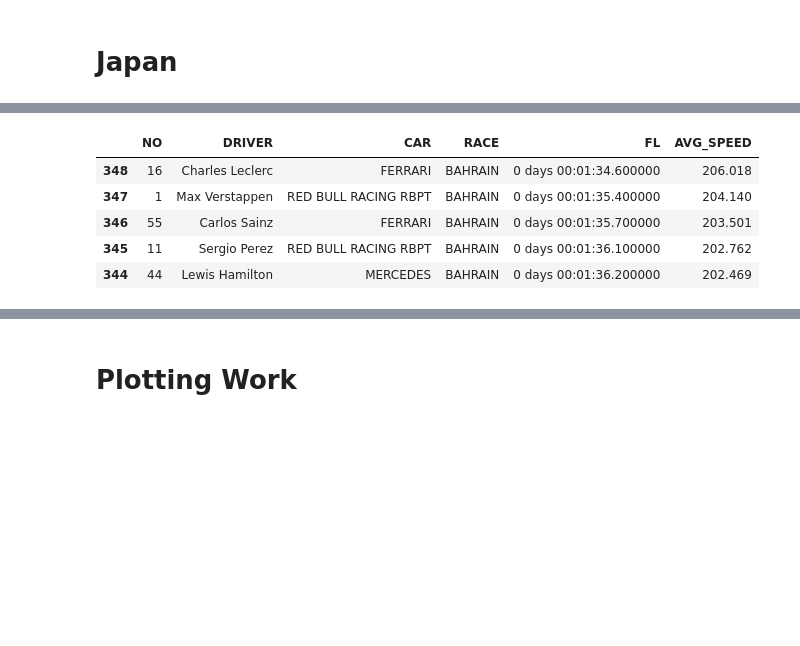
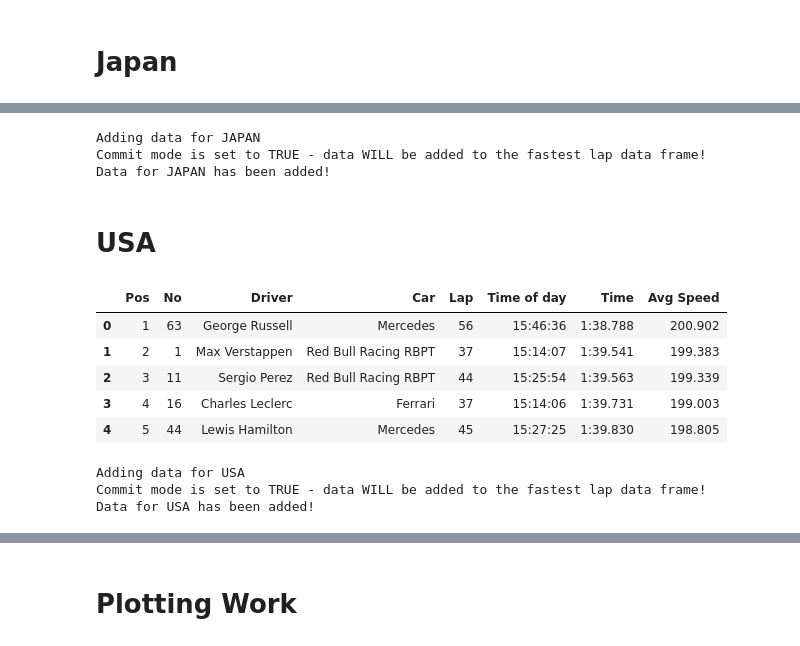
Before and after one commit to JB-26/f1-2022-analysis, a Jupyter notebook: fastest-laps.ipynb, the cells around one changed output, grey strips where cells are left out. Saved outputs shown, nothing was run; the diff lists cells and outputs as text; code cells hidden in the pictures; blank space fills up the shorter version.

Commit message:
New and updated data. Major refactor work in Jupyter notebooks.

```diff
--- a/fastest-laps.ipynb
+++ b/fastest-laps.ipynb
@@ -1016,36 +428,27 @@ fl_japan.head()
 | 2 | 3 | 16 | Charles Leclerc | Ferrari | 10 | 16:33:12 | 1:44.489 | 200.070 |
 | 3 | 4 | 1 | Max Verstappen | Red Bull Racing RBPT | 10 | 16:33:08 | 1:44.911 | 199.266 |
 | 4 | 5 | 18 | Lance Stroll | Aston Martin Aramco Mercedes | 21 | 16:53:56 | 1:45.205 | 198.709 |
-# %%
-driver_count = 0
-
-while driver_count < len(fl_japan.index):
-    time = fl_japan.loc[driver_count, 'Time']
-    driverNo = fl_japan.loc[driver_count, 'No']
-    name = fl_japan.loc[driver_count, 'Driver']
-    avg_speed = fl_japan.loc[driver_count, 'Avg Speed']
-    car = fl_japan.loc[driver_count, 'Car']
-    if time == 'DNF':
-        driver_count += 1
-    else:
-        #time = re.sub(r'[^0-9.]', '', time)
-        #timeFloat = float(time)
-        formattedTime = datetime.strptime(time,'%M:%S.%f')
-        formattedTime = formattedTime.strftime('%H:%M:%S.%f')[:-5]
-        #finalTime = timeFloat + fastest_lap_bahrain_time.strftime('%M:%S.%f')[:-3]
-        # add row
-        fastest_lap.loc[-1] = [driverNo, name, car, 'JAPAN', formattedTime, avg_speed]
-        # shift the index
-        fastest_lap.index = fastest_lap.index + 1
-        driver_count += 1
-
-# CONVERT FL COLUMN TO TIMEDELTA FORMAT
-fastest_lap['FL'] = pd.to_timedelta(fastest_lap['FL'])
-fastest_lap.head()
-# %% [output]
-|  | NO | DRIVER | CAR | RACE | FL | AVG_SPEED |
-| 348 | 16 | Charles Leclerc | FERRARI | BAHRAIN | 0 days 00:01:34.600000 | 206.018 |
-| 347 | 1 | Max Verstappen | RED BULL RACING RBPT | BAHRAIN | 0 days 00:01:35.400000 | 204.140 |
-| 346 | 55 | Carlos Sainz | FERRARI | BAHRAIN | 0 days 00:01:35.700000 | 203.501 |
-| 345 | 11 | Sergio Perez | RED BULL RACING RBPT | BAHRAIN | 0 days 00:01:36.100000 | 202.762 |
-| 344 | 44 | Lewis Hamilton | MERCEDES | BAHRAIN | 0 days 00:01:36.200000 | 202.469 |
+# %%
+addFastestLaps(fl_japan, "JAPAN", fastest_lap, True)
+# %% [output]
+Adding data for JAPAN
+Commit mode is set to TRUE - data WILL be added to the fastest lap data frame!
+Data for JAPAN has been added!
+# %% [markdown]
+# USA
+# %%
+fl_usa = pd.read_csv('data/fastest-lap/fl-usa.csv')
+fl_usa.head()
+# %% [output]
+|  | Pos | No | Driver | Car | Lap | Time of day | Time | Avg Speed |
+| 0 | 1 | 63 | George Russell | Mercedes | 56 | 15:46:36 | 1:38.788 | 200.902 |
+| 1 | 2 | 1 | Max Verstappen | Red Bull Racing RBPT | 37 | 15:14:07 | 1:39.541 | 199.383 |
+| 2 | 3 | 11 | Sergio Perez | Red Bull Racing RBPT | 44 | 15:25:54 | 1:39.563 | 199.339 |
+| 3 | 4 | 16 | Charles Leclerc | Ferrari | 37 | 15:14:06 | 1:39.731 | 199.003 |
+| 4 | 5 | 44 | Lewis Hamilton | Mercedes | 45 | 15:27:25 | 1:39.830 | 198.805 |
+# %%
+addFastestLaps(fl_usa, "USA", fastest_lap, True)
+# %% [output]
+Adding data for USA
+Commit mode is set to TRUE - data WILL be added to the fastest lap data frame!
+Data for USA has been added!
```
Also changed, not shown: parts of 75 cells of this notebook, 20 other files.
